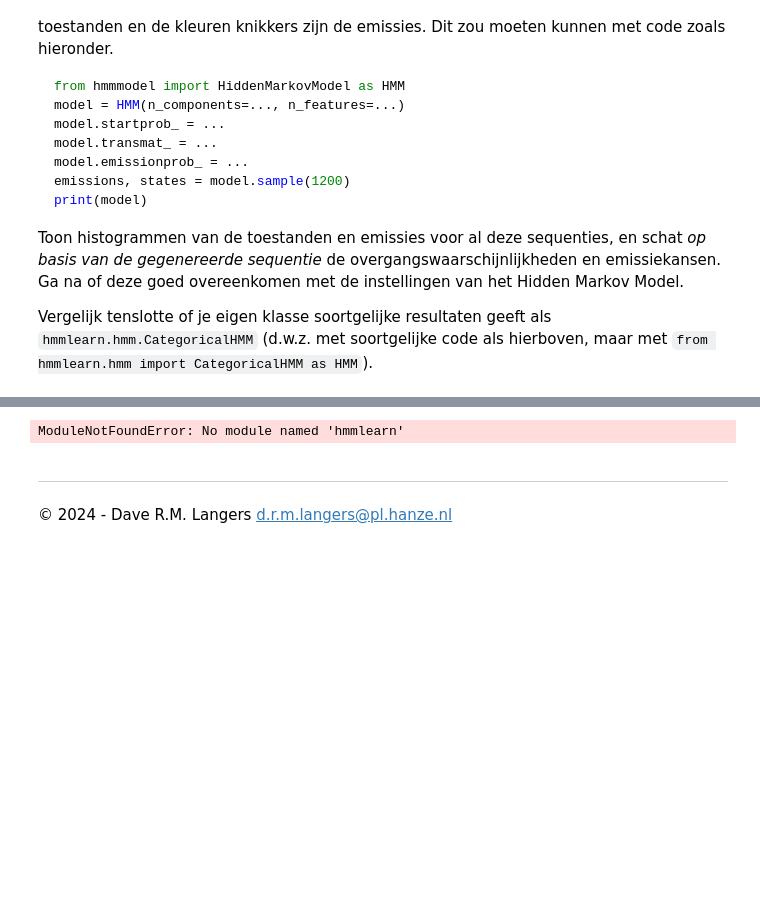
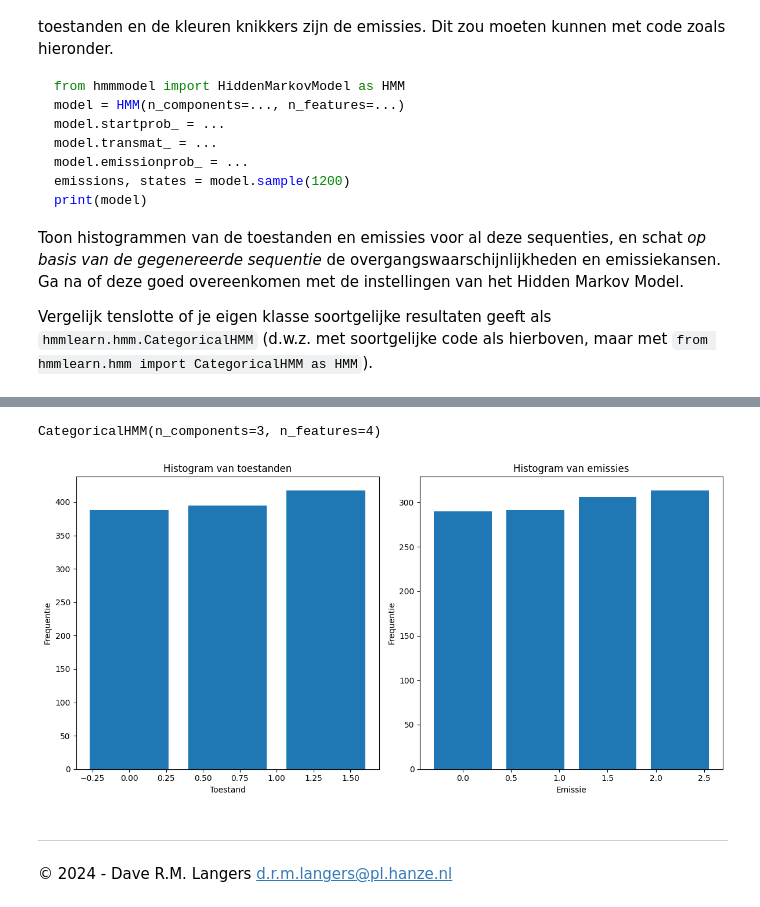
Before and after one commit to BramHanze/Modelering, a Jupyter notebook: Casus_HiddenMarkovModel_Deel1.ipynb, the cells around one changed output, grey strips where cells are left out. Cells and saved outputs as stored; diff of their text form; code cells hidden in the pictures; blank space fills up the shorter version.

```diff
--- a/Casus_HiddenMarkovModel_Deel1.ipynb
+++ b/Casus_HiddenMarkovModel_Deel1.ipynb
@@ -386,48 +380,44 @@ Geschatte emissiematrix:
 # %%
 from hmmlearn.hmm import CategoricalHMM as HMM
-# Initialiseer het Hidden Markov Model
-n_components = 3  # Aantal toestanden
-n_features = 3    # Aantal emissies
+n_components = 3 #Hoeveel tafels
+n_features = 4 #Hoeveel kleuren
 model = HMM(n_components=n_components, n_features=n_features)
 
-# Definieer de begintoestand, overgangswaarschijnlijkheden en emissiekansen
-model.startprob_ = np.array([0.6, 0.3, 0.1])
+model.startprob_ = np.array([1/3, 1/3, 1/3])
 model.transmat_ = np.array([
-    [0.7, 0.2, 0.1],
-    [0.3, 0.5, 0.2],
-    [0.2, 0.3, 0.5]
+    [1/6, 1/2, 1/3],
+    [1/6, 1/3, 1/2],
+    [2/3, 1/6, 1/6]
 ])
 model.emissionprob_ = np.array([
-    [0.5, 0.4, 0.1],
-    [0.1, 0.3, 0.6],
-    [0.2, 0.2, 0.6]
+    [1/2, 1/4, 1/12, 1/6],
+    [1/6, 1/2, 1/6, 1/6],
+    [1/12, 0, 1/2, 5/12]
 ])
 
-# Genereer een sequentie
 emissions, states = model.sample(1200)
 
-# Toon het model
 print(model)
 
-# Plot histogrammen
 plt.figure(figsize=(12, 6))
 
 plt.subplot(1, 2, 1)
 plt.hist(states, bins=n_components, align='left', rwidth=0.8)
 plt.title('Histogram van toestanden')
 plt.xlabel('Toestand')
 plt.ylabel('Frequentie')
 
 plt.subplot(1, 2, 2)
 plt.hist(emissions, bins=n_features, align='left', rwidth=0.8)
 plt.title('Histogram van emissies')
 plt.xlabel('Emissie')
 plt.ylabel('Frequentie')
 
 plt.tight_layout()
 plt.show()
 # %% [output]
-ModuleNotFoundError: No module named 'hmmlearn'
+CategoricalHMM(n_components=3, n_features=4)
+[figure, added]
 # %% [markdown]
 ***
 
```
Also changed, not shown: parts of 6 cells of this notebook, 1 other file.
